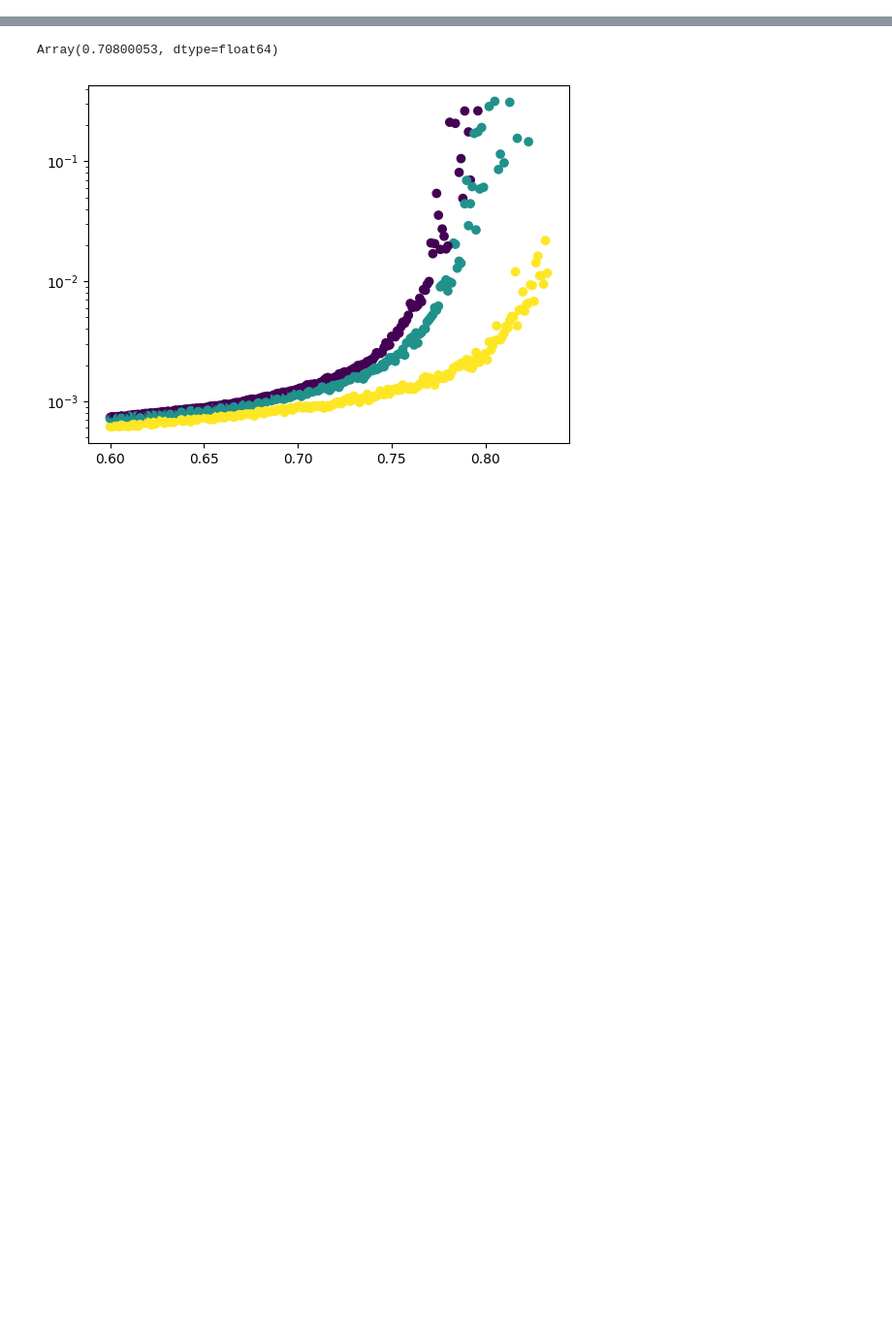
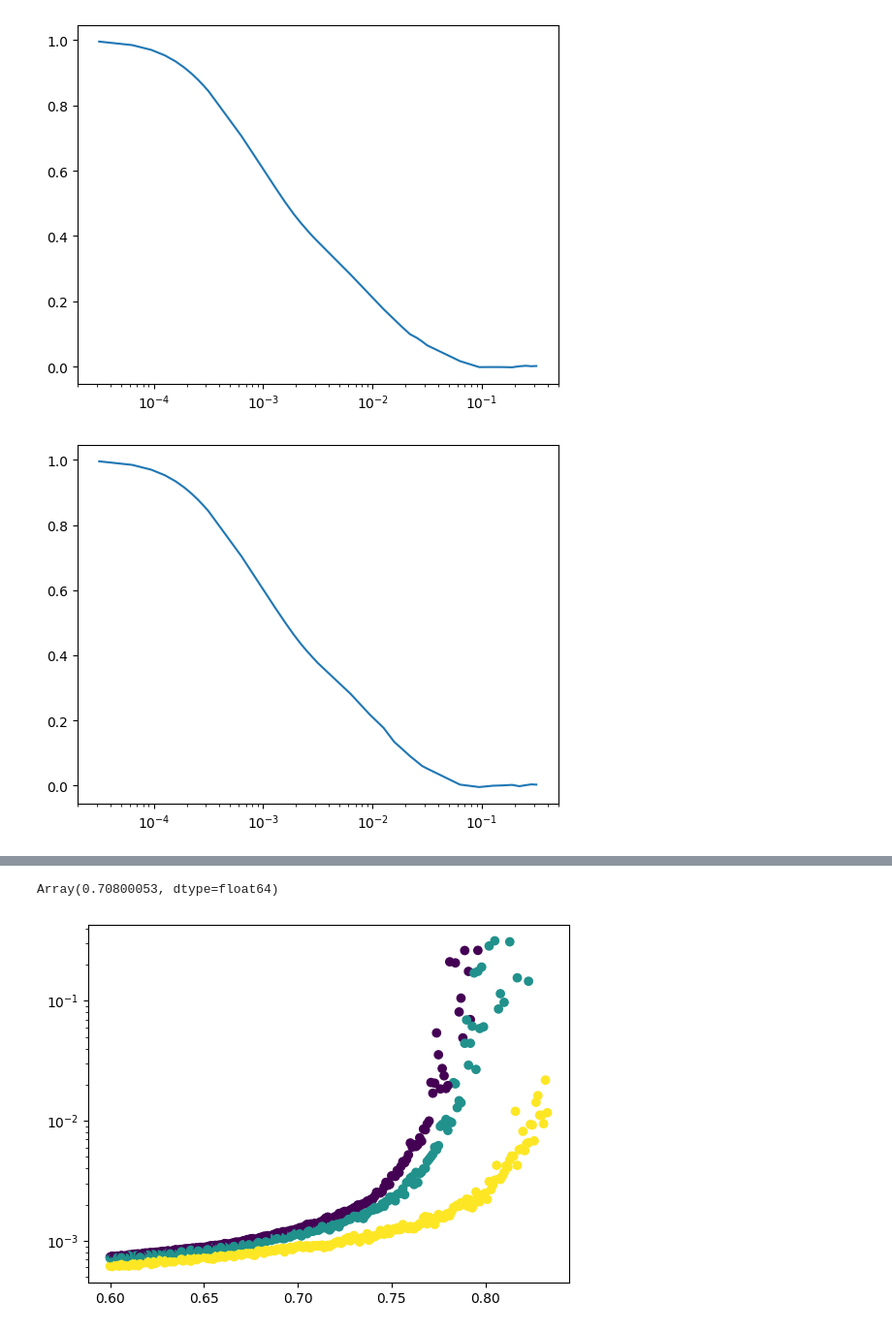
Before and after one commit to mmccraw98/notebooks-spring-26, a Jupyter notebook: 01/grant/sphere-fragility-2/test.ipynb, the cells around one changed output, grey strips where cells are left out. Shown at 97% size. Cells and saved outputs as stored; diff of their text form; code cells hidden in the pictures; blank space fills up the shorter version.

```diff
--- a/01/grant/sphere-fragility-2/test.ipynb
+++ b/01/grant/sphere-fragility-2/test.ipynb
@@ -15,3 +15,11 @@ isfs = data['isf']
 softness = 1 / temperatures
 cmap = plt.cm.viridis
 norm = LogNorm(softness.min(), softness.max())
+# %%
+for t, isf in zip(ts, isfs):
+    plt.plot(t, isf)
+    plt.xscale('log')
+    plt.show()
+# %% [output]
+[figure, added]
+[figure, added]
```
Also changed, not shown: parts of 4 cells of this notebook, 10 other files.
